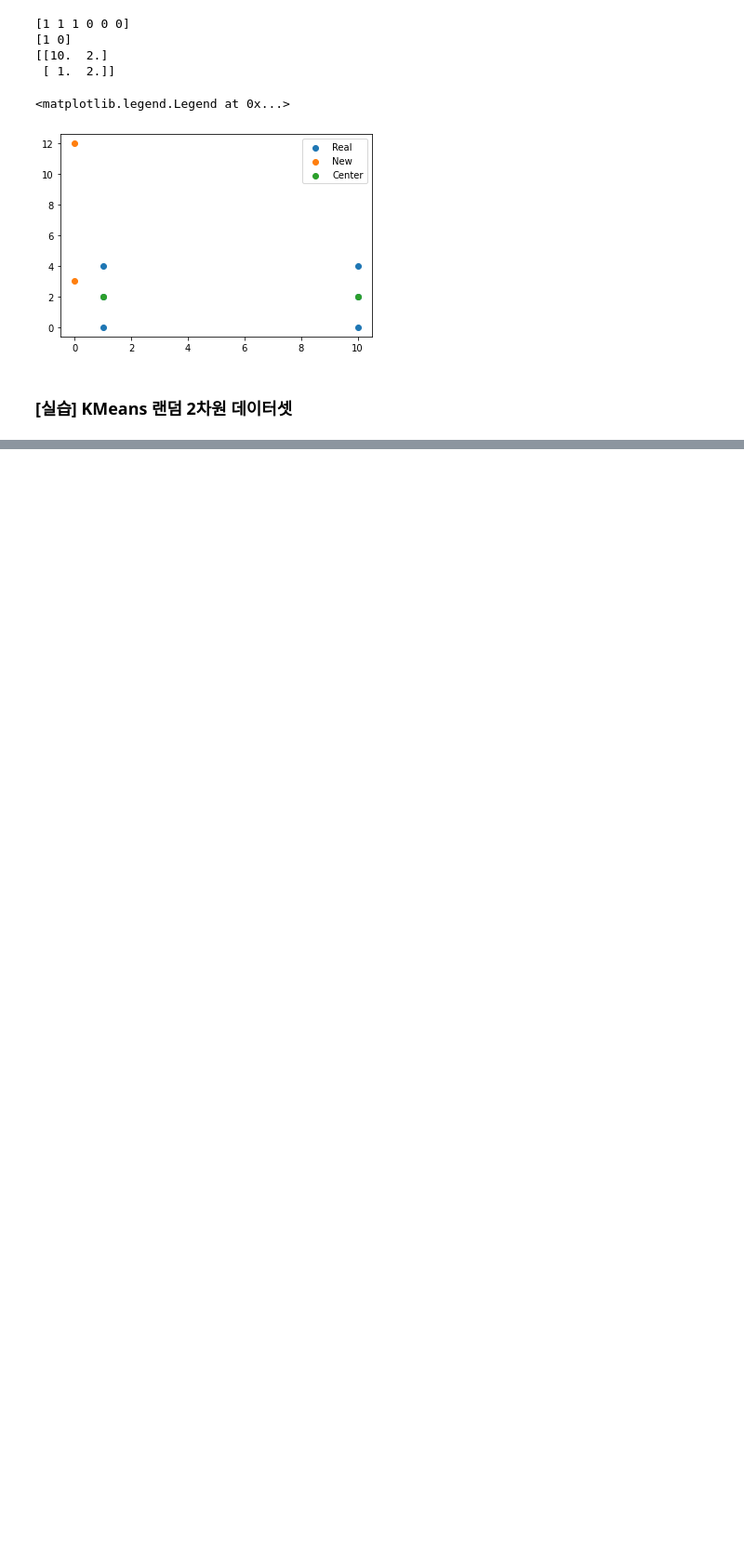
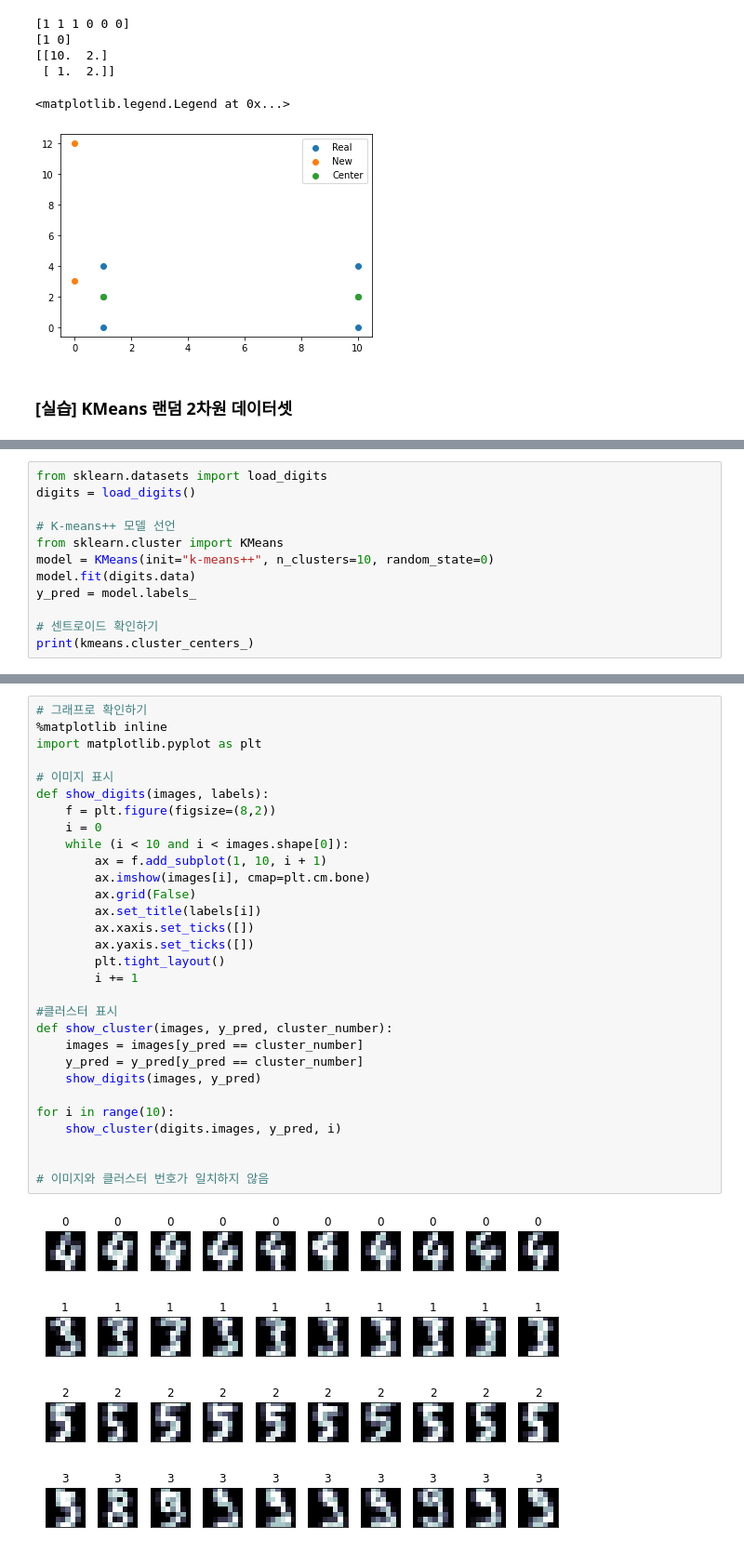
Before and after one commit to rileyko/PythonStudy, a Jupyter notebook: Clustering/Clustering.ipynb, the cells around one changed output, grey strips where cells are left out. Shown: that part at 93% size. Drawn from its saved outputs; the diff is of its cells as text; blank space fills up the shorter version.

Commit message:
K-Means ++

```diff
--- a/Clustering/Clustering.ipynb
+++ b/Clustering/Clustering.ipynb
@@ -171,0 +183,12 @@ for k in [2,3,4,5]:
+# %%
+from sklearn.datasets import load_digits
+digits = load_digits()
+
+# K-means++ 모델 선언
+from sklearn.cluster import KMeans
+model = KMeans(init="k-means++", n_clusters=10, random_state=0)
+model.fit(digits.data)
+y_pred = model.labels_
+
+# 센트로이드 확인하기
+print(kmeans.cluster_centers_)
@@ -171,0 +201,35 @@ for k in [2,3,4,5]:
+# %%
+# 그래프로 확인하기
+%matplotlib inline
+import matplotlib.pyplot as plt
+
+# 이미지 표시
+def show_digits(images, labels):
+    f = plt.figure(figsize=(8,2))
+    i = 0
+    while (i < 10 and i < images.shape[0]):
+        ax = f.add_subplot(1, 10, i + 1)
+        ax.imshow(images[i], cmap=plt.cm.bone)
+        ax.grid(False)
+        ax.set_title(labels[i])
+        ax.xaxis.set_ticks([])
+        ax.yaxis.set_ticks([])
+        plt.tight_layout()
+        i += 1
+
+#클러스터 표시
+def show_cluster(images, y_pred, cluster_number):
+    images = images[y_pred == cluster_number]
+    y_pred = y_pred[y_pred == cluster_number]
+    show_digits(images, y_pred)
+
+for i in range(10):
+    show_cluster(digits.images, y_pred, i)
+
+
+# 이미지와 클러스터 번호가 일치하지 않음
+# %% [output]
+[figure, added]
+[figure, added]
+[figure, added]
+[figure, added]
```
Also changed, not shown: parts of 11 cells of this notebook.
